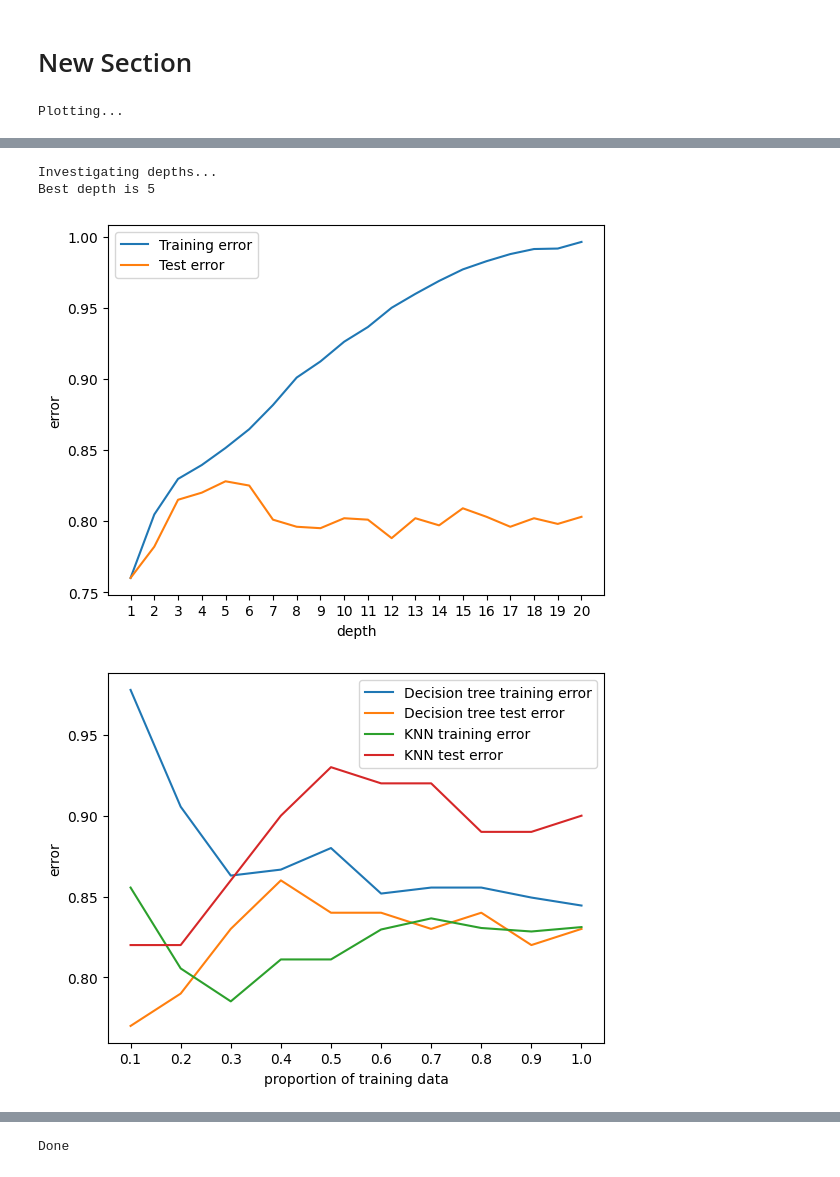
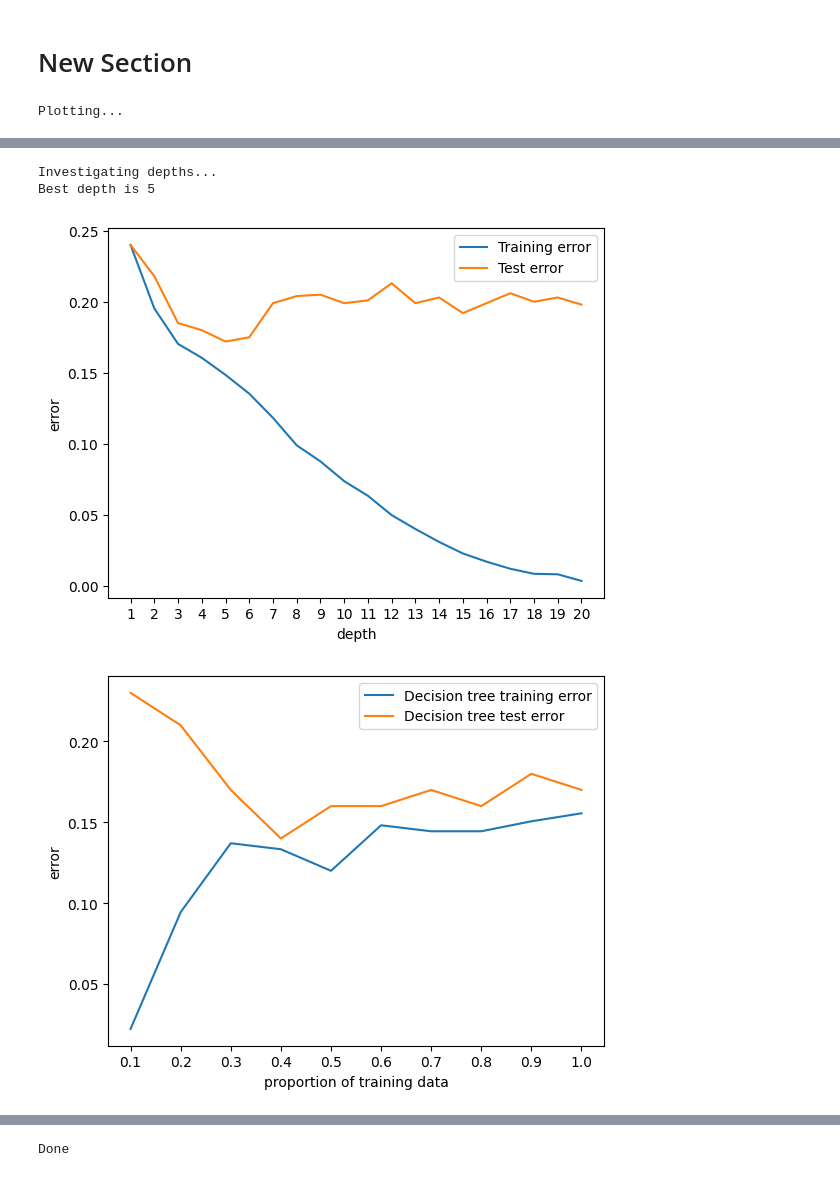
Before and after one commit to paulzzy/cs-m146, a Jupyter notebook: hw1/CS146_Winter2024_PS1.ipynb, the cells around one changed output, grey strips where cells are left out. Drawn from its saved outputs; the diff is of its cells as text; code cells hidden in the pictures.

```diff
--- a/hw1/CS146_Winter2024_PS1.ipynb
+++ b/hw1/CS146_Winter2024_PS1.ipynb
@@ -161,7 +161,8 @@ class RandomClassifier(Classifier):
         y_pred = [
             np.random.choice(
                 list(self.probabilities_.keys()), p=list(self.probabilities_.values())
-            ) for _pred in range(X.shape[0])
+            )
+            for _pred in range(X.shape[0])
         ]
 
         ### ========== END ========== ###
@@ -326,16 +337,16 @@ def main():
     plot_histograms(X, y, Xnames=Xnames, yname=yname)
     plt.show()
 
-    ### ========== TODO : START ========== ###
+    ### ========== START ========== ###
     # part i: Preprocess X (e.g., normalize)
     # (try this after finishing the sections below)
 
-    normalize = True
+    normalize = False
     if normalize:
         scaler = StandardScaler()
         X = scaler.fit_transform(X)
 
-    ### ========== TODO : END ========== ###
+    ### ========== END ========== ###
 
     # ========================================
     # train Majority Vote classifier on data
@@ -405,15 +416,15 @@ def main():
     ### ========== START ========== ###
     # part f: use 10-fold cross-validation to find the best value of k for k-Nearest Neighbors classifier
     print("Finding the best k...")
-    validation_errors = []
+    validation_scores = []
     ks = np.arange(1, 50, 2)
     for k in ks:
         clf = KNeighborsClassifier(n_neighbors=k)
-        validation_errors.append(cross_val_score(clf, X, y, cv=10).mean())
-    best_k = ks[np.argmax(validation_errors)]
+        validation_scores.append(cross_val_score(clf, X, y, cv=10).mean())
+    best_k = ks[np.argmax(validation_scores)]
 
     print(f"Best k is {best_k}")
-    plt.plot(ks, validation_errors)
+    plt.plot(ks, [1 - score for score in validation_scores])
     plt.xlabel("k")
     plt.xticks(ks)
     plt.ylabel("Validation error")
@@ -424,19 +435,19 @@ def main():
     ### ========== START ========== ###
     # part g: investigate decision tree classifier with various depths
     print("Investigating depths...")
-    training_errors = []
-    test_errors = []
+    training_scores = []
+    test_scores = []
     depths = np.arange(1, 21)
     for depth in depths:
         clf = DecisionTreeClassifier(criterion="entropy", max_depth=depth)
         cv_results = cross_validate(clf, X, y, cv=10, return_train_score=True)
-        training_errors.append(cv_results["train_score"].mean())
-        test_errors.append(cv_results["test_score"].mean())
-    best_depth = depths[np.argmax(test_errors)]
+        training_scores.append(cv_results["train_score"].mean())
+        test_scores.append(cv_results["test_score"].mean())
+    best_depth = depths[np.argmax(test_scores)]
 
     print(f"Best depth is {best_depth}")
-    plt.plot(depths, training_errors, label="Training error")
-    plt.plot(depths, test_errors, label="Test error")
+    plt.plot(depths, [1 - score for score in training_scores], label="Training error")
+    plt.plot(depths, [1 - score for score in test_scores], label="Test error")
     plt.xlabel("depth")
     plt.xticks(depths)
     plt.ylabel("error")
@@ -452,12 +463,12 @@ def main():
         X, y, test_size=0.1, random_state=0
     )
     decision_tree = DecisionTreeClassifier(criterion="entropy", max_depth=best_depth)
-    decision_tree_training_errors = []
-    decision_tree_test_errors = []
+    decision_tree_training_scores = []
+    decision_tree_test_scores = []
 
     knn = KNeighborsClassifier(n_neighbors=best_k)
-    knn_training_errors = []
-    knn_test_errors = []
+    knn_training_scores = []
+    knn_test_scores = []
 
     proportions = np.arange(0.1, 1.1, 0.1)
     for training_proportion in proportions:
@@ -467,19 +478,37 @@ def main():
         y_train = y_train_original[: int(training_proportion * len(y_train_original))]
 
         decision_tree.fit(X_train, y_train)
-        decision_tree_training_errors.append(decision_tree.score(X_train, y_train))
-        decision_tree_test_errors.append(decision_tree.score(X_test, y_test))
+        decision_tree_training_scores.append(decision_tree.score(X_train, y_train))
+        decision_tree_test_scores.append(decision_tree.score(X_test, y_test))
 
         knn.fit(X_train, y_train)
-        knn_training_errors.append(knn.score(X_train, y_train))
-        knn_test_errors.append(knn.score(X_test, y_test))
+        knn_training_scores.append(knn.score(X_train, y_train))
+        knn_test_scores.append(knn.score(X_test, y_test))
 
     plt.plot(
-        proportions, decision_tree_training_errors, label="Decision tree training error"
+        proportions,
+        [1 - score for score in decision_tree_training_scores],
+        label="Decision tree training error",
     )
-    plt.plot(proportions, decision_tree_test_errors, label="Decision tree test error")
-    plt.plot(proportions, knn_training_errors, label="KNN training error")
-    plt.plot(proportions, knn_test_errors, label="KNN test error")
+    plt.plot(
+        proportions,
+        [1 - score for score in decision_tree_test_scores],
+        label="Decision tree test error",
+    )
+    plt.xlabel("proportion of training data")
+    plt.xticks(proportions)
+    plt.ylabel("error")
+    plt.legend()
+    plt.show()
+
+    plt.plot(
+        proportions,
+        [1 - score for score in knn_training_scores],
+        label="KNN training error",
+    )
+    plt.plot(
+        proportions, [1 - score for score in knn_test_scores], label="KNN test error"
+    )
     plt.xlabel("proportion of training data")
     plt.xticks(proportions)
     plt.ylabel("error")
@@ -517,4 +546,4 @@ Best k is 27
 Investigating depths...
 Best depth is 5
-[figure, old version]
+[figure, new version]
-[figure, old version]
+[figure, new version]
```
Also changed, not shown: parts of 3 cells of this notebook.
